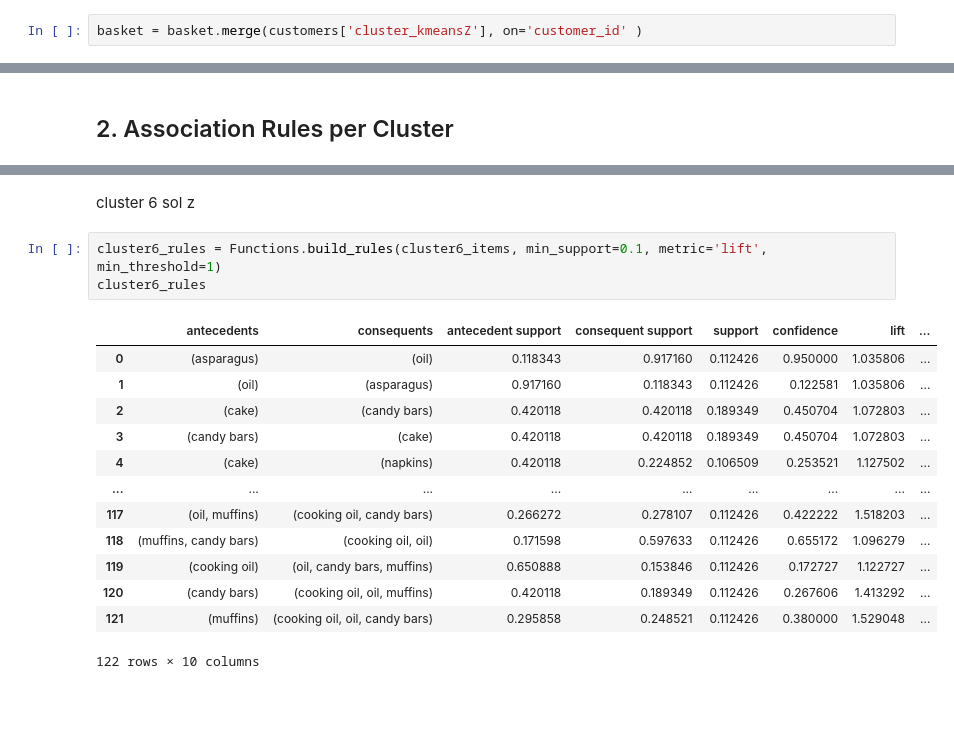
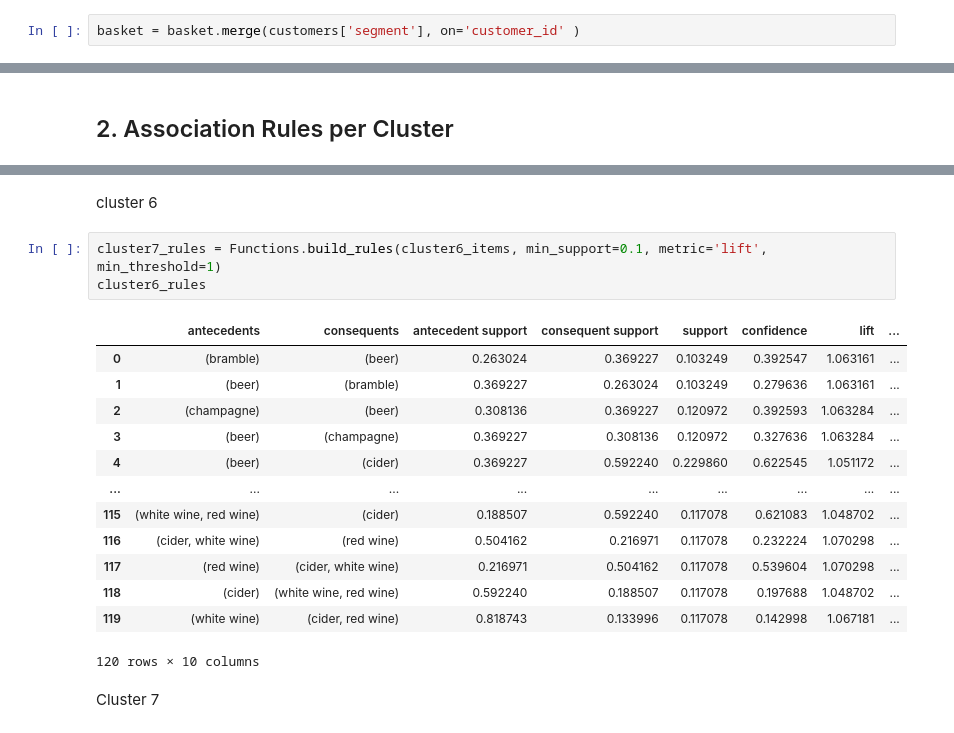
Before and after one commit to shaulleo/ProjetoML, a Jupyter notebook: ML II - Association Rules.ipynb, the cells around one changed output, grey strips where cells are left out. Drawn from its saved outputs; the diff is of its cells as text; blank space fills up the shorter version.

Commit message:
Segmentaçao estrutura finalizada

```diff
--- a/ML II - Association Rules.ipynb
+++ b/ML II - Association Rules.ipynb
@@ -54,7 +54,7 @@ basket.drop_duplicates(subset='invoice_id', inplace=True)
 # %% [markdown]
 > Joining segmentation information to the basket dataset
 # %%
-basket = basket.merge(customers['cluster_kmeansZ'], on='customer_id' )
+basket = basket.merge(customers['segment'], on='customer_id' )
 # %%
 basket.set_index('invoice_id', inplace=True)
 # %% [markdown]
@@ -191,19 +190,21 @@ cluster5_rules
 # %% [markdown]
-cluster 6 sol z
+cluster 6
 # %%
-cluster6_rules = Functions.build_rules(cluster6_items, min_support=0.1, metric='lift', min_threshold=1)
+cluster7_rules = Functions.build_rules(cluster6_items, min_support=0.1, metric='lift', min_threshold=1)
 cluster6_rules
 # %% [output]
 |  | antecedents | consequents | antecedent support | consequent support | support | confidence | lift | ... |
-| 0 | (asparagus) | (oil) | 0.118343 | 0.917160 | 0.112426 | 0.950000 | 1.035806 | ... |
-| 1 | (oil) | (asparagus) | 0.917160 | 0.118343 | 0.112426 | 0.122581 | 1.035806 | ... |
-| 2 | (cake) | (candy bars) | 0.420118 | 0.420118 | 0.189349 | 0.450704 | 1.072803 | ... |
-| 3 | (candy bars) | (cake) | 0.420118 | 0.420118 | 0.189349 | 0.450704 | 1.072803 | ... |
-| 4 | (cake) | (napkins) | 0.420118 | 0.224852 | 0.106509 | 0.253521 | 1.127502 | ... |
+| 0 | (bramble) | (beer) | 0.263024 | 0.369227 | 0.103249 | 0.392547 | 1.063161 | ... |
+| 1 | (beer) | (bramble) | 0.369227 | 0.263024 | 0.103249 | 0.279636 | 1.063161 | ... |
+| 2 | (champagne) | (beer) | 0.308136 | 0.369227 | 0.120972 | 0.392593 | 1.063284 | ... |
+| 3 | (beer) | (champagne) | 0.369227 | 0.308136 | 0.120972 | 0.327636 | 1.063284 | ... |
+| 4 | (beer) | (cider) | 0.369227 | 0.592240 | 0.229860 | 0.622545 | 1.051172 | ... |
 | ... | ... | ... | ... | ... | ... | ... | ... | ... |
-| 117 | (oil, muffins) | (cooking oil, candy bars) | 0.266272 | 0.278107 | 0.112426 | 0.422222 | 1.518203 | ... |
-| 118 | (muffins, candy bars) | (cooking oil, oil) | 0.171598 | 0.597633 | 0.112426 | 0.655172 | 1.096279 | ... |
-| 119 | (cooking oil) | (oil, candy bars, muffins) | 0.650888 | 0.153846 | 0.112426 | 0.172727 | 1.122727 | ... |
-| 120 | (candy bars) | (cooking oil, oil, muffins) | 0.420118 | 0.189349 | 0.112426 | 0.267606 | 1.413292 | ... |
-| 121 | (muffins) | (cooking oil, oil, candy bars) | 0.295858 | 0.248521 | 0.112426 | 0.380000 | 1.529048 | ... |
+| 115 | (white wine, red wine) | (cider) | 0.188507 | 0.592240 | 0.117078 | 0.621083 | 1.048702 | ... |
+| 116 | (cider, white wine) | (red wine) | 0.504162 | 0.216971 | 0.117078 | 0.232224 | 1.070298 | ... |
+| 117 | (red wine) | (cider, white wine) | 0.216971 | 0.504162 | 0.117078 | 0.539604 | 1.070298 | ... |
+| 118 | (cider) | (white wine, red wine) | 0.592240 | 0.188507 | 0.117078 | 0.197688 | 1.048702 | ... |
+| 119 | (white wine) | (cider, red wine) | 0.818743 | 0.133996 | 0.117078 | 0.142998 | 1.067181 | ... |
-122 rows × 10 columns
+120 rows × 10 columns
+# %% [markdown]
+Cluster 7
```
Also changed, not shown: parts of 14 cells of this notebook, 3 other files.
